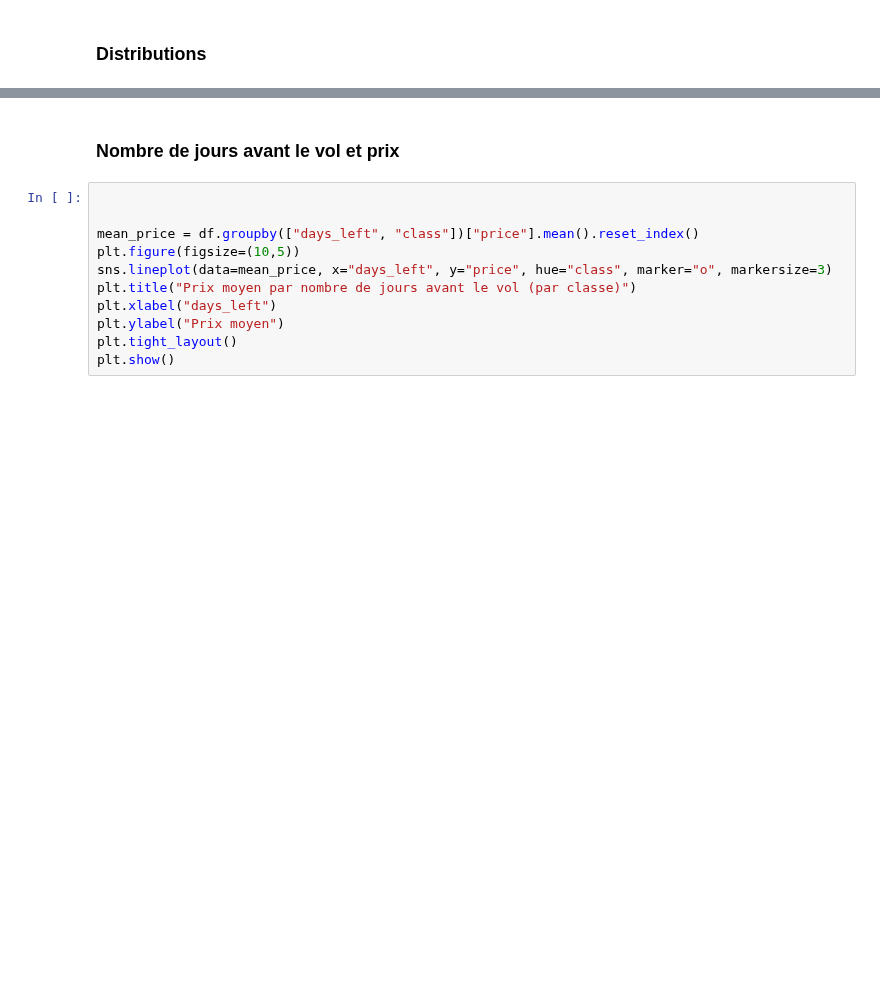
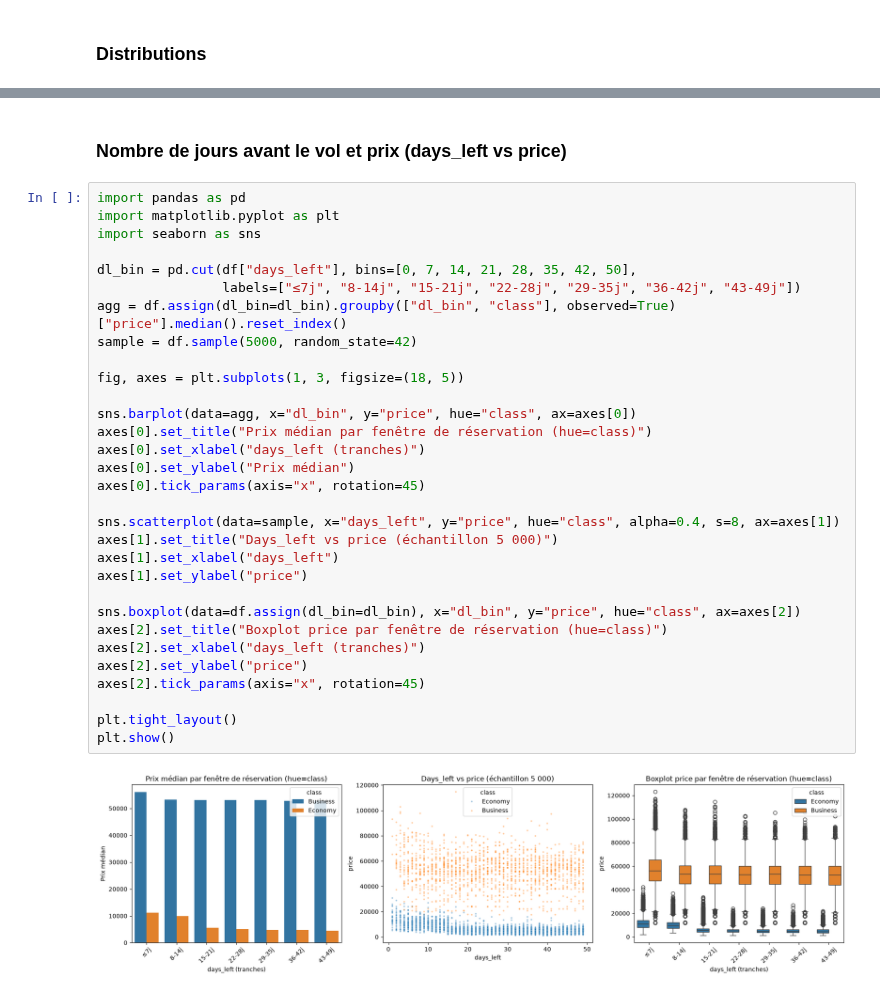
Before and after one commit to Oumohgh/Prediction-du-prix-des-billets-d-avion, a Jupyter notebook: data/predaction_prix.ipynb, the cells around one changed output, grey strips where cells are left out. Cells and saved outputs as stored; diff of their text form; blank space fills up the shorter version.

```diff
--- a/data/predaction_prix.ipynb
+++ b/data/predaction_prix.ipynb
@@ -510,13 +739,35 @@ plt.show()
 # %% [markdown]
-### Nombre de jours avant le vol et prix
+### Nombre de jours avant le vol et prix (days_left vs price)
-# %%
-
-
-mean_price = df.groupby(["days_left", "class"])["price"].mean().reset_index()
-plt.figure(figsize=(10,5))
-sns.lineplot(data=mean_price, x="days_left", y="price", hue="class", marker="o", markersize=3)
-plt.title("Prix moyen par nombre de jours avant le vol (par classe)")
-plt.xlabel("days_left")
-plt.ylabel("Prix moyen")
-plt.tight_layout()
-plt.show()
+# %%
+import pandas as pd
+import matplotlib.pyplot as plt
+import seaborn as sns
+
+dl_bin = pd.cut(df["days_left"], bins=[0, 7, 14, 21, 28, 35, 42, 50],
+                labels=["≤7j", "8-14j", "15-21j", "22-28j", "29-35j", "36-42j", "43-49j"])
+agg = df.assign(dl_bin=dl_bin).groupby(["dl_bin", "class"], observed=True)["price"].median().reset_index()
+sample = df.sample(5000, random_state=42)
+
+fig, axes = plt.subplots(1, 3, figsize=(18, 5))
+
+sns.barplot(data=agg, x="dl_bin", y="price", hue="class", ax=axes[0])
+axes[0].set_title("Prix médian par fenêtre de réservation (hue=class)")
+axes[0].set_xlabel("days_left (tranches)")
+axes[0].set_ylabel("Prix médian")
+axes[0].tick_params(axis="x", rotation=45)
+
+sns.scatterplot(data=sample, x="days_left", y="price", hue="class", alpha=0.4, s=8, ax=axes[1])
+axes[1].set_title("Days_left vs price (échantillon 5 000)")
+axes[1].set_xlabel("days_left")
+axes[1].set_ylabel("price")
+
+sns.boxplot(data=df.assign(dl_bin=dl_bin), x="dl_bin", y="price", hue="class", ax=axes[2])
+axes[2].set_title("Boxplot price par fenêtre de réservation (hue=class)")
+axes[2].set_xlabel("days_left (tranches)")
+axes[2].set_ylabel("price")
+axes[2].tick_params(axis="x", rotation=45)
+
+plt.tight_layout()
+plt.show()
+# %% [output]
+[figure, added]
```
Also changed, not shown: parts of 108 cells of this notebook.
